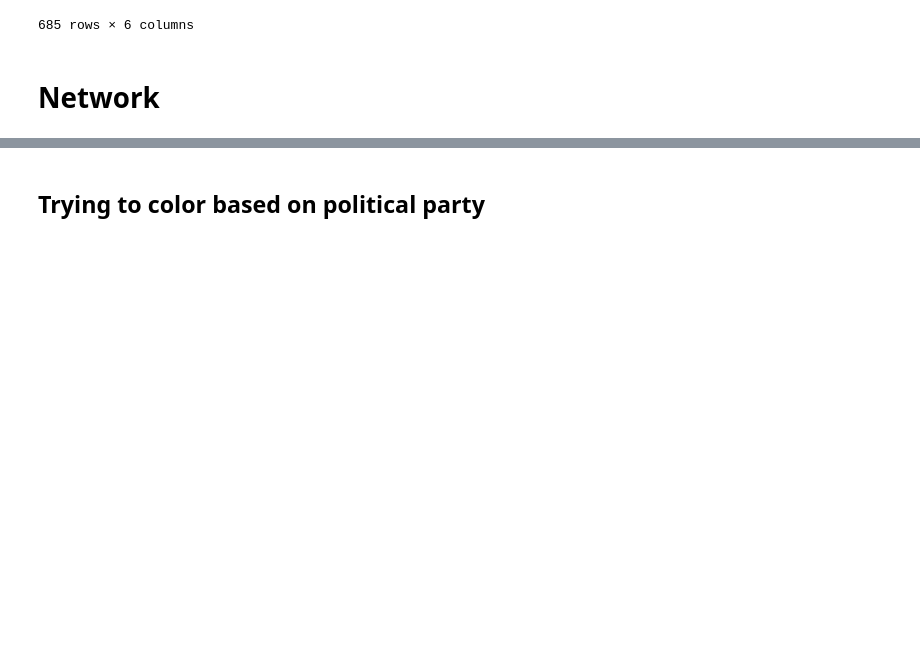
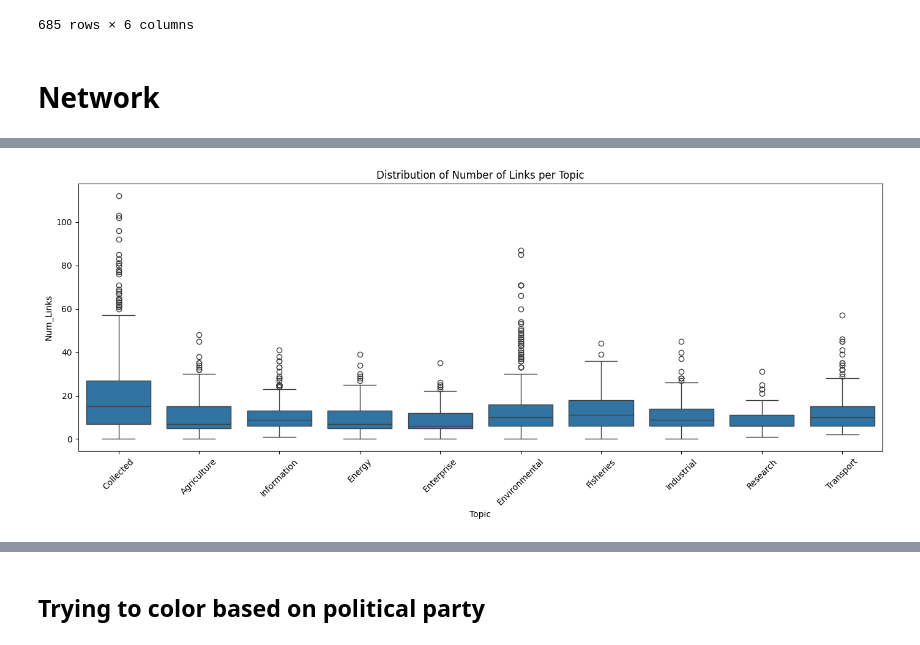
Before and after one commit to CarolineMortensen/Group_project_CSS, a Jupyter notebook: ProjectA.ipynb, the cells around one changed output, grey strips where cells are left out. Drawn from its saved outputs; the diff is of its cells as text; code cells hidden in the pictures; blank space fills up the shorter version.

```diff
--- a/ProjectA.ipynb
+++ b/ProjectA.ipynb
@@ -121,0 +127,17 @@ G_transport = create_network(df_transport)
+# %%
+def number_links(Graph):
+    degree_dict = dict(Graph.degree())
+    degree_df = pd.DataFrame(degree_dict.items(), columns=["Person", "Num_Links"])
+    degree_df_sorted = degree_df.sort_values(by="Num_Links", ascending=False)
+    return degree_df_sorted
+
+degree_col = number_links(G_collected)
+degree_info = number_links(G_info)
+degree_agri = number_links(G_agri)
+degree_energy = number_links(G_energy)
+degree_ent = number_links(G_enterprise)
+degree_env = number_links(G_environmental)
+degree_fish = number_links(G_fish)
+degree_ind = number_links(G_industrial)
+degree_res = number_links(G_research)
+degree_transport = number_links(G_transport)
@@ -121,0 +168,23 @@ G_transport = create_network(df_transport)
+# %%
+import seaborn as sns
+df_all = pd.concat([
+    degree_col[['Num_Links']].assign(Topic='Collected'),
+    degree_agri[['Num_Links']].assign(Topic='Agriculture'),
+    degree_info[['Num_Links']].assign(Topic='Information'),
+    degree_energy[['Num_Links']].assign(Topic='Energy'),
+    degree_ent[['Num_Links']].assign(Topic='Enterprise'),
+    degree_env[['Num_Links']].assign(Topic='Environmental'),
+    degree_fish[['Num_Links']].assign(Topic='Fisheries'),
+    degree_ind[['Num_Links']].assign(Topic='Industrial'),
+    degree_res[['Num_Links']].assign(Topic='Research'),
+    degree_transport[['Num_Links']].assign(Topic='Transport')
+])
+
+plt.figure(figsize=(14, 6))
+sns.boxplot(data=df_all, x='Topic', y='Num_Links')
+plt.xticks(rotation=45)
+plt.title('Distribution of Number of Links per Topic')
+plt.tight_layout()
+plt.show()
+# %% [output]
+[figure, added]
```
Also changed, not shown: parts of 32 cells of this notebook, 2 other files.
